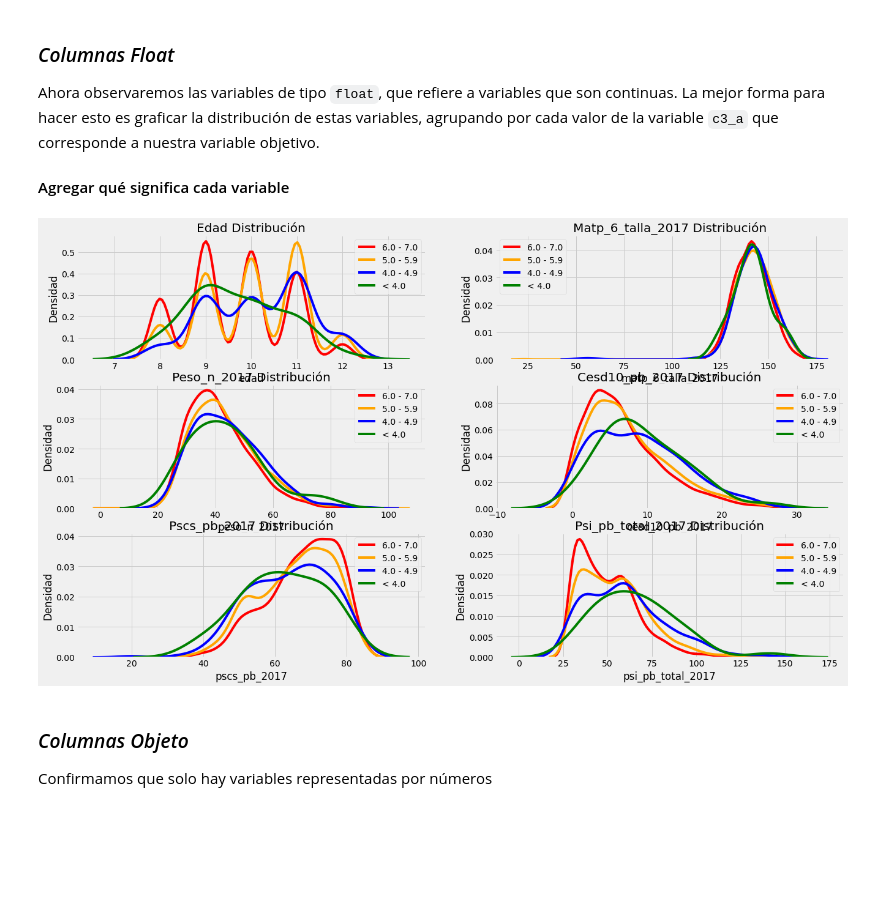
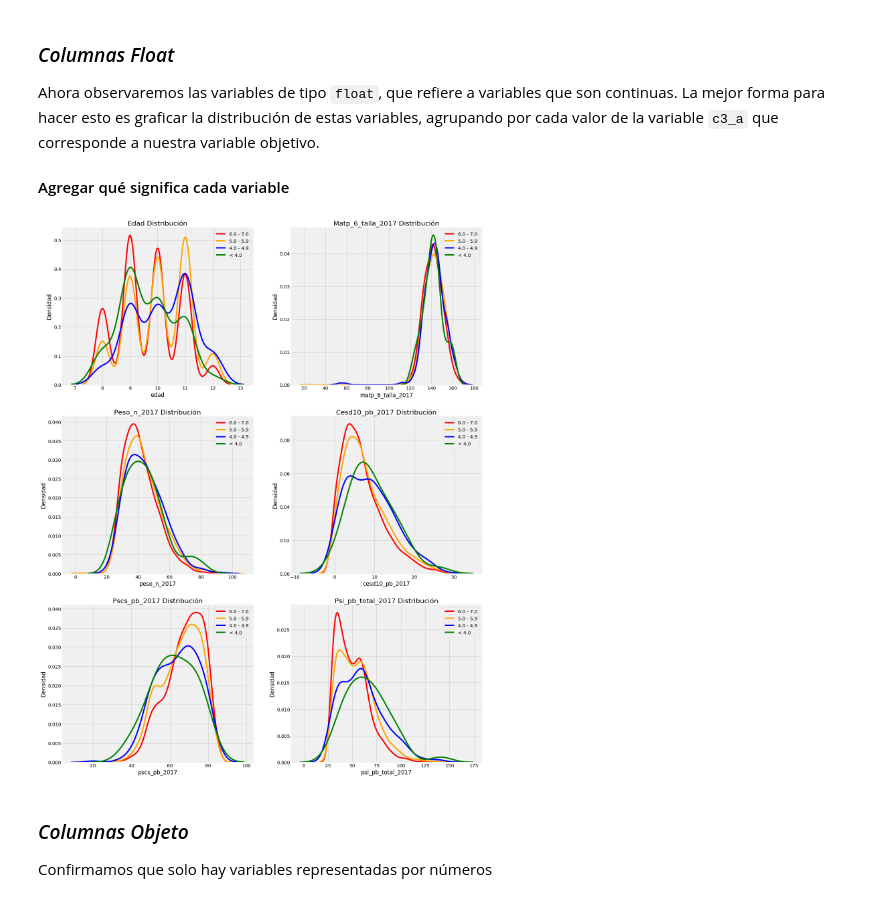
Before and after one commit to caracena/machine-learning-datos-abiertos, a Jupyter notebook: ELPI/ELPI.ipynb, the cells around one changed output. Saved outputs shown, nothing was run; the diff lists cells and outputs as text; code cells hidden in the pictures; blank space fills up the shorter version.

```diff
--- a/ELPI/ELPI.ipynb
+++ b/ELPI/ELPI.ipynb
@@ -73,28 +73,30 @@ Ahora observaremos las variables de tipo `float`, que refiere a variables que so
 # %%
 
 from collections import OrderedDict
 
 plt.figure(figsize = (20, 16))
 plt.style.use('fivethirtyeight')
 
 # Color mapping
 colors = OrderedDict({1: 'red', 2: 'orange', 3: 'blue', 4: 'green'})
 score_mapping = OrderedDict({1: '6.0 - 7.0', 2: '5.0 - 5.9', 3: '4.0 - 4.9', 4: '< 4.0'})
 
 cols = ['edad','matp_6_talla_2017', 'peso_n_2017', 'cesd10_pb_2017', 'pscs_pb_2017', 'psi_pb_total_2017']
 train_num = train[cols]
 # Iterate through the float columns
 for i, col in enumerate(train_num):
     ax = plt.subplot(4, 2, i + 1)
     # Iterate through the poverty levels
     for school_score, color in colors.items():
         # Plot each poverty level as a separate line
         sns.kdeplot(train.loc[train['c3_a'] == school_score, col].dropna(),
                     ax = ax, color = color, label = score_mapping[school_score])
 
         plt.title(f'{col.capitalize()} Distribución'); plt.xlabel(f'{col}'); plt.ylabel('Densidad')
+
+plt.subplots_adjust(top = 2)
 # %% [output]
-[figure, old version]
+[figure, new version]
 # %% [markdown]
 ### *Columnas Objeto*
 
```
Also changed, not shown: parts of 15 cells of this notebook, 3 other files.
